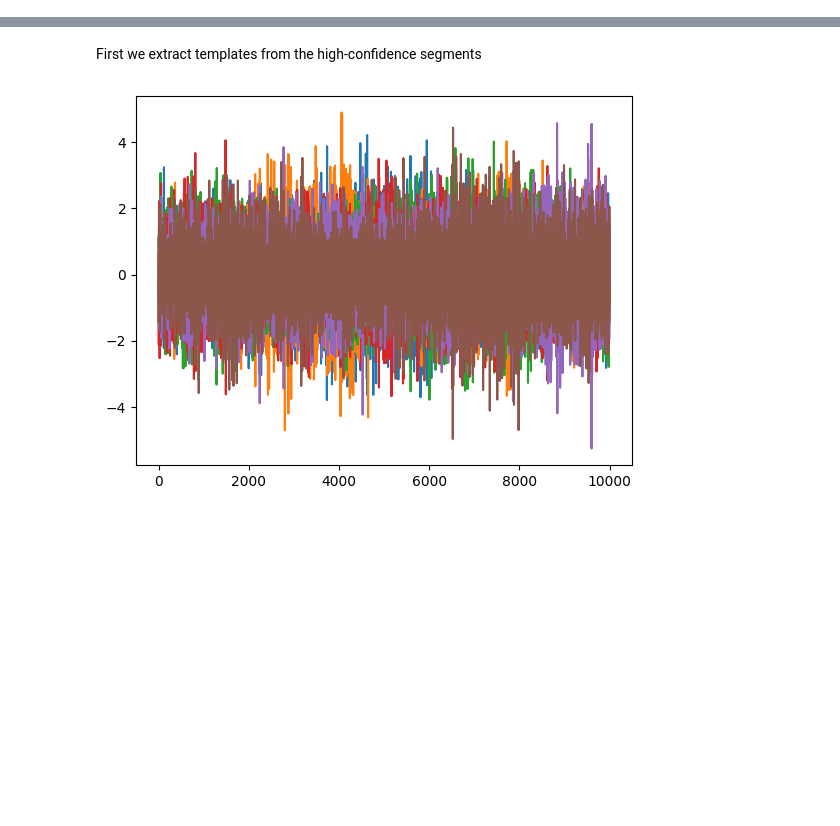
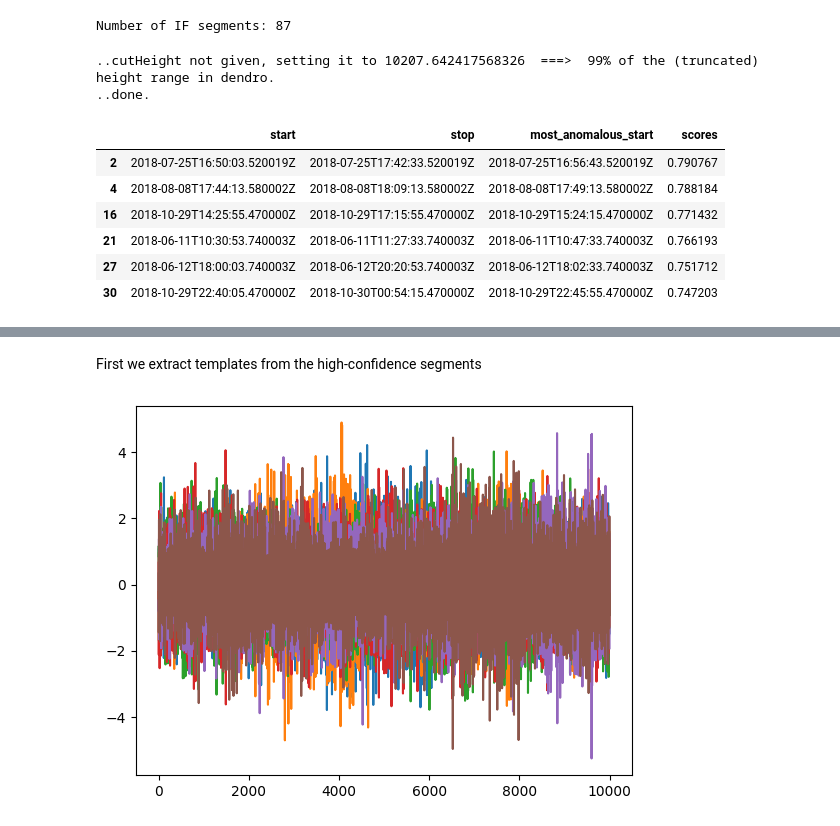
Before and after one commit to FKamper/seismic-isolation-forest, a Jupyter notebook: notebooks/dtw_illustration.ipynb, the cells around one changed output, grey strips where cells are left out. Cells and saved outputs as stored; diff of their text form; code cells hidden in the pictures; blank space fills up the shorter version.

```diff
--- a/notebooks/dtw_illustration.ipynb
+++ b/notebooks/dtw_illustration.ipynb
@@ -27,0 +52,11 @@ from seismicif.metrics import (
+# %%
+folder = "../data/XP/2018/ILL18/EHZ.D/"
+stream_paths = [folder + f for f in os.listdir(folder) if not f.startswith("._")]
+stream_paths = np.array(sorted(stream_paths, key=lambda f: int(f.rsplit(".", 1)[-1])))
+
+if_mod = load("../output/illustration/ILL18_mod.joblib")
+if_segments_df = pd.read_csv("../output/illustration/ILL18_segments.csv", index_col=0)
+n = if_segments_df.shape[0]
+print(f"Number of IF segments: {n}")
+# %% [output]
+Number of IF segments: 87
@@ -27,0 +95,27 @@ from seismicif.metrics import (
+# %%
+n = max(indices)[1] + 1
+D = np.zeros([n, n])
+
+for k in range(len(indices)):
+    i, j = indices[k]
+    D[i, j] = np.median(results[k][0])
+    D[j, i] = D[i, j]
+
+D = squareform(D)
+Z = linkage(D, method="complete")
+# use the hybrid dynamic tree cut algorithm to identify clusters in the hierarchical tree
+clusters = cutreeHybrid(Z, D, minClusterSize=1, deepSplit=3)
+# %% [output]
+..cutHeight not given, setting it to 10207.642417568326  ===>  99% of the (truncated) height range in dendro.
+..done.
+# %%
+# debris flow cluster was identified as cluster 2
+if_segments_df.iloc[clusters["labels"] == 2]
+# %% [output]
+|  | start | stop | most_anomalous_start | scores |
+| 2 | 2018-07-25T16:50:03.520019Z | 2018-07-25T17:42:33.520019Z | 2018-07-25T16:56:43.520019Z | 0.790767 |
+| 4 | 2018-08-08T17:44:13.580002Z | 2018-08-08T18:09:13.580002Z | 2018-08-08T17:49:13.580002Z | 0.788184 |
+| 16 | 2018-10-29T14:25:55.470000Z | 2018-10-29T17:15:55.470000Z | 2018-10-29T15:24:15.470000Z | 0.771432 |
+| 21 | 2018-06-11T10:30:53.740003Z | 2018-06-11T11:27:33.740003Z | 2018-06-11T10:47:33.740003Z | 0.766193 |
+| 27 | 2018-06-12T18:00:03.740003Z | 2018-06-12T20:20:53.740003Z | 2018-06-12T18:02:33.740003Z | 0.751712 |
+| 30 | 2018-10-29T22:40:05.470000Z | 2018-10-30T00:54:15.470000Z | 2018-10-29T22:45:55.470000Z | 0.747203 |
```
Also changed, not shown: parts of 23 cells of this notebook, 2 other files.
